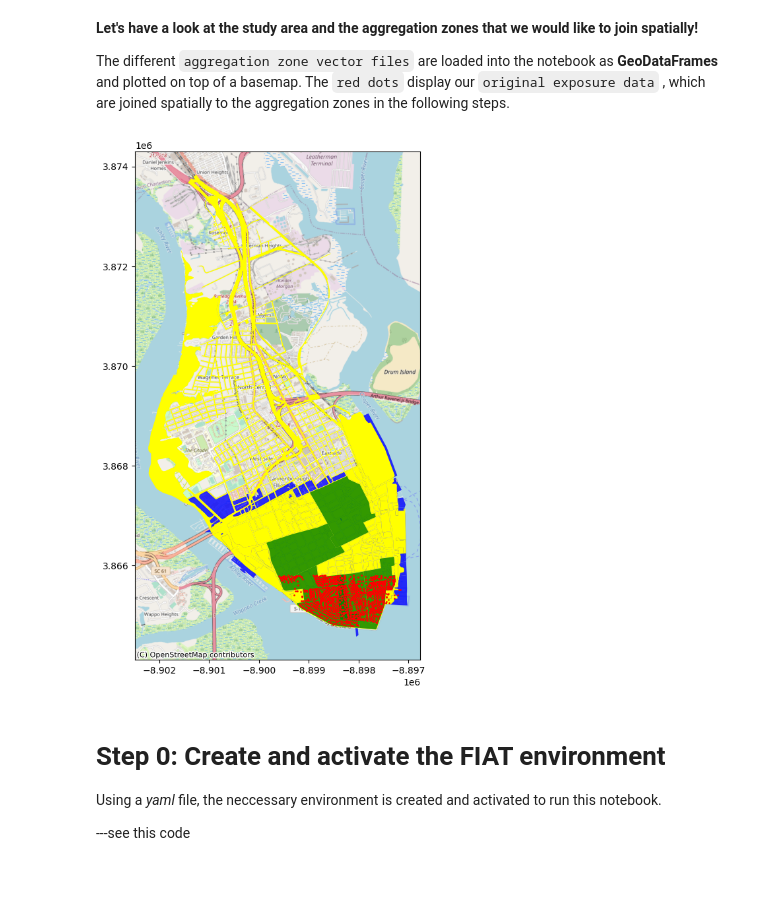
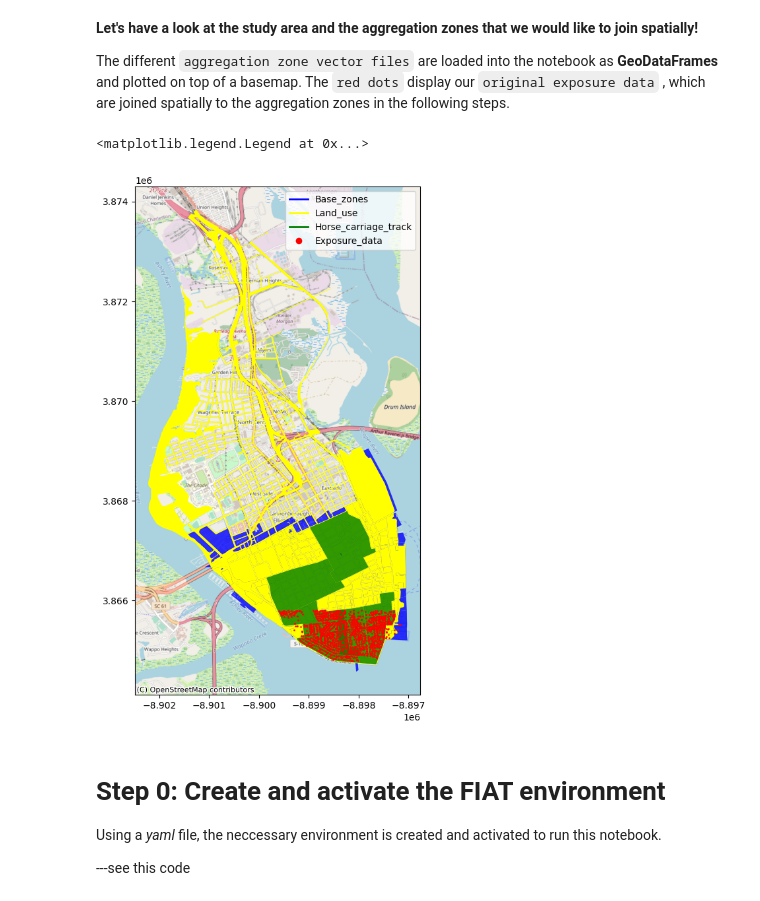
Before and after one commit to Deltares/hydromt_fiat, a Jupyter notebook: examples/aggregation_zones_example.ipynb, the cells around one changed output. Cells and saved outputs as stored; diff of their text form; code cells hidden in the pictures.

Commit message:
add legend to map

```diff
--- a/examples/aggregation_zones_example.ipynb
+++ b/examples/aggregation_zones_example.ipynb
@@ -24,35 +24,51 @@ The different `aggregation zone vector files` are loaded into the notebook as **
 # %%
 import folium
 import matplotlib.pyplot as plt
 import contextily as ctx
 import geopandas as gpd
 import pandas as pd
 
 #Load aggregation zones as GeoDataFrames
 orig_exp=gpd.read_file(Path(os.path.abspath("")) / "data" / "aggregation_zones_example" / "exposure" / "exposure.gpkg")
 base_zone=gpd.read_file(Path(os.path.abspath("")) / "data" / "aggregation_zones_example" / "aggregation_zones" / "base_zones.gpkg")
 land_use=gpd.read_file(Path(os.path.abspath("")) / "data" / "aggregation_zones_example" / "aggregation_zones" / "land_use.gpkg")
 horse_carriage =gpd.read_file(Path(os.path.abspath("")) / "data" / "aggregation_zones_example" / "aggregation_zones" / "horse_carriage_track.gpkg")
 
+#Create the legend
+legend_handles = []
+legend_labels = []
+
 # Create a plot
 fig, ax = plt.subplots(figsize=(10, 10))
 
 # Plot the aggregation layers
 base_zone = base_zone.to_crs(epsg=3857)  # Reproject to Web Mercator for basemap compatibility
 base_zone.plot(ax=ax, color='blue', label='Base_zones', alpha=0.8)
+legend_handles.append(plt.Line2D([0], [0], color='blue', lw=2))
+legend_labels.append('Base_zones')
+
 land_use = land_use.to_crs(epsg=3857)  # Reproject to Web Mercator for basemap compatibility
 land_use.plot(ax=ax, color='yellow', label='Land_use')
+legend_handles.append(plt.Line2D([0], [0], color='yellow', lw=2))
+legend_labels.append('Land_use')
+
 horse_carriage = horse_carriage.to_crs(epsg=3857)  # Reproject to Web Mercator for basemap compatibility
 horse_carriage.plot(ax=ax, color='green', label='Horse_Carriage', alpha=0.8)
+legend_handles.append(plt.Line2D([0], [0], color='green', lw=2))
+legend_labels.append('Horse_carriage_track')
 
 # Plot the original exposure objects
 orig_exp = orig_exp.to_crs(epsg=3857)  # Reproject to Web Mercator for basemap compatibility
 orig_exp.plot(ax=ax, color='red', label='exposure_data', markersize = 0.8)
-
+legend_handles.append(plt.Line2D([0], [0], marker='o', color='red', markersize=6,  linestyle='None'))
+legend_labels.append('Exposure_data')
 # Add a basemap (in this case, using OpenStreetMap)
 ctx.add_basemap(ax, source=ctx.providers.OpenStreetMap.Mapnik)
+
+ax.legend(handles=legend_handles, labels=legend_labels)
 # %% [output]
+<matplotlib.legend.Legend at 0x...>
-[figure, old version]
+[figure, new version]
 # %% [markdown]
 # **Step 0**: Create and activate the FIAT environment
 Using a <em>yaml</em> file, the neccessary environment is created and activated to run this notebook.
```
